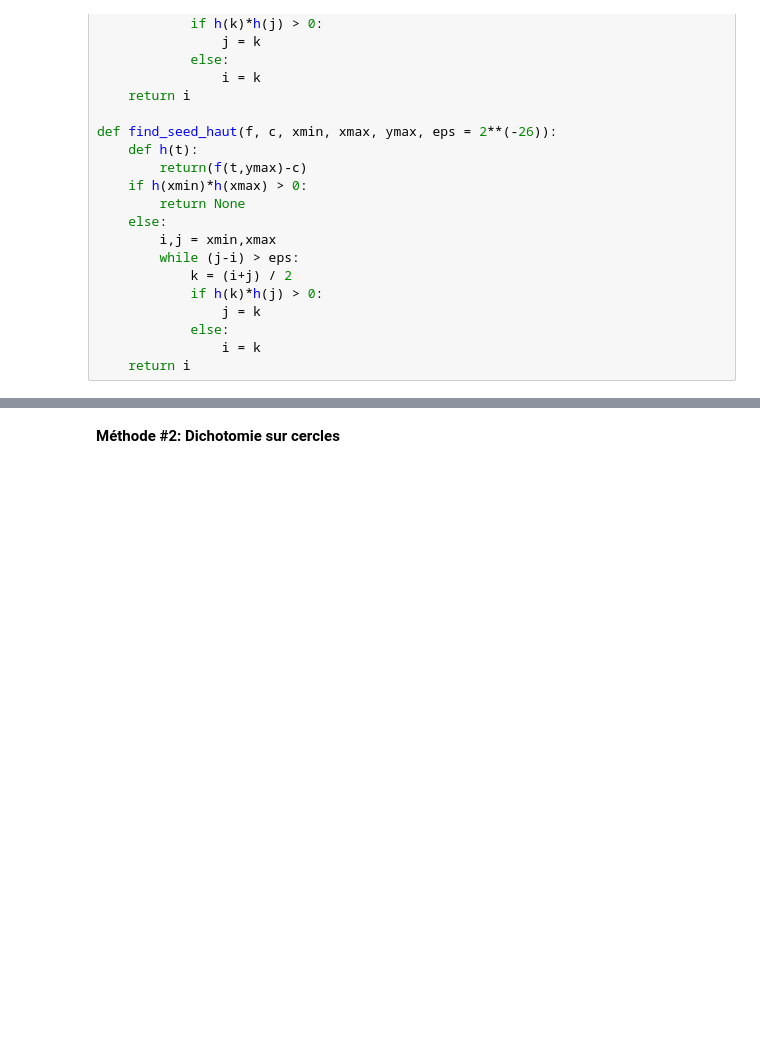
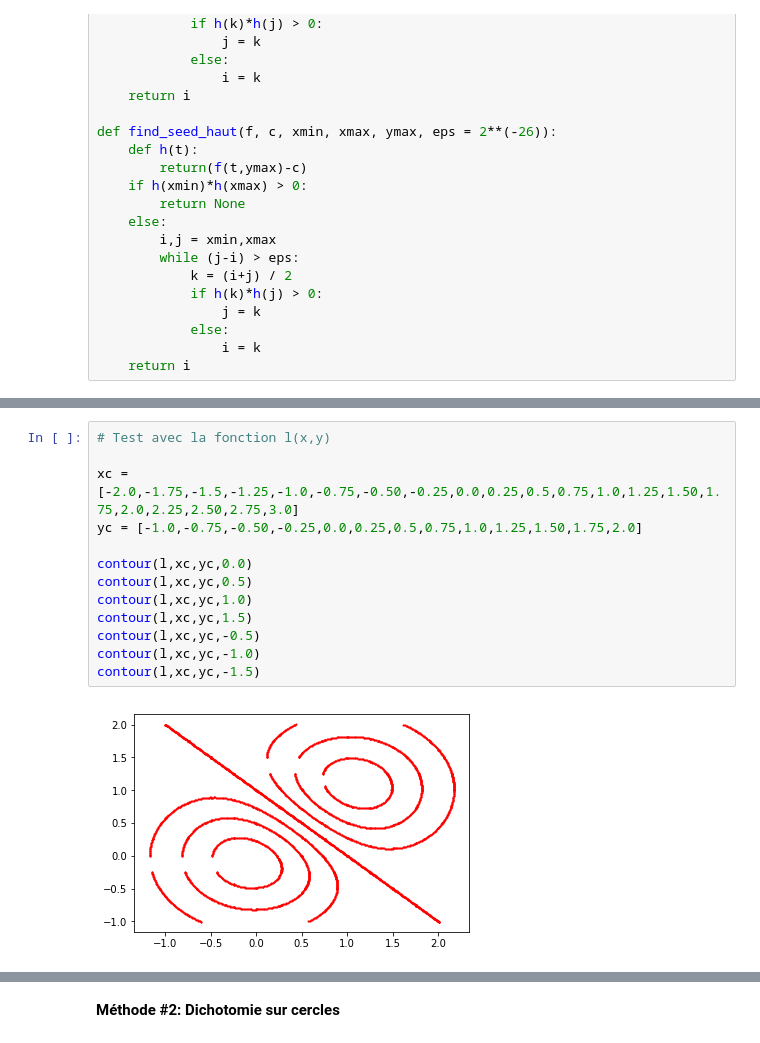
Before and after one commit to nathan-line/projet_MI_1, a Jupyter notebook: Projet MI #1.ipynb, the cells around one changed output, grey strips where cells are left out. Saved outputs shown, nothing was run; the diff lists cells and outputs as text; blank space fills up the shorter version.

```diff
--- a/Projet MI #1.ipynb
+++ b/Projet MI #1.ipynb
@@ -283,0 +484,15 @@ Remarque : On peut éviter de coder 4 fonctions en procédant à une rotation, m
+# %%
+# Test avec la fonction l(x,y)
+
+xc = [-2.0,-1.75,-1.5,-1.25,-1.0,-0.75,-0.50,-0.25,0.0,0.25,0.5,0.75,1.0,1.25,1.50,1.75,2.0,2.25,2.50,2.75,3.0]
+yc = [-1.0,-0.75,-0.50,-0.25,0.0,0.25,0.5,0.75,1.0,1.25,1.50,1.75,2.0]
+
+contour(l,xc,yc,0.0)
+contour(l,xc,yc,0.5)
+contour(l,xc,yc,1.0)
+contour(l,xc,yc,1.5)
+contour(l,xc,yc,-0.5)
+contour(l,xc,yc,-1.0)
+contour(l,xc,yc,-1.5)
+# %% [output]
+[figure, added]
```
Also changed, not shown: parts of 45 cells of this notebook.
